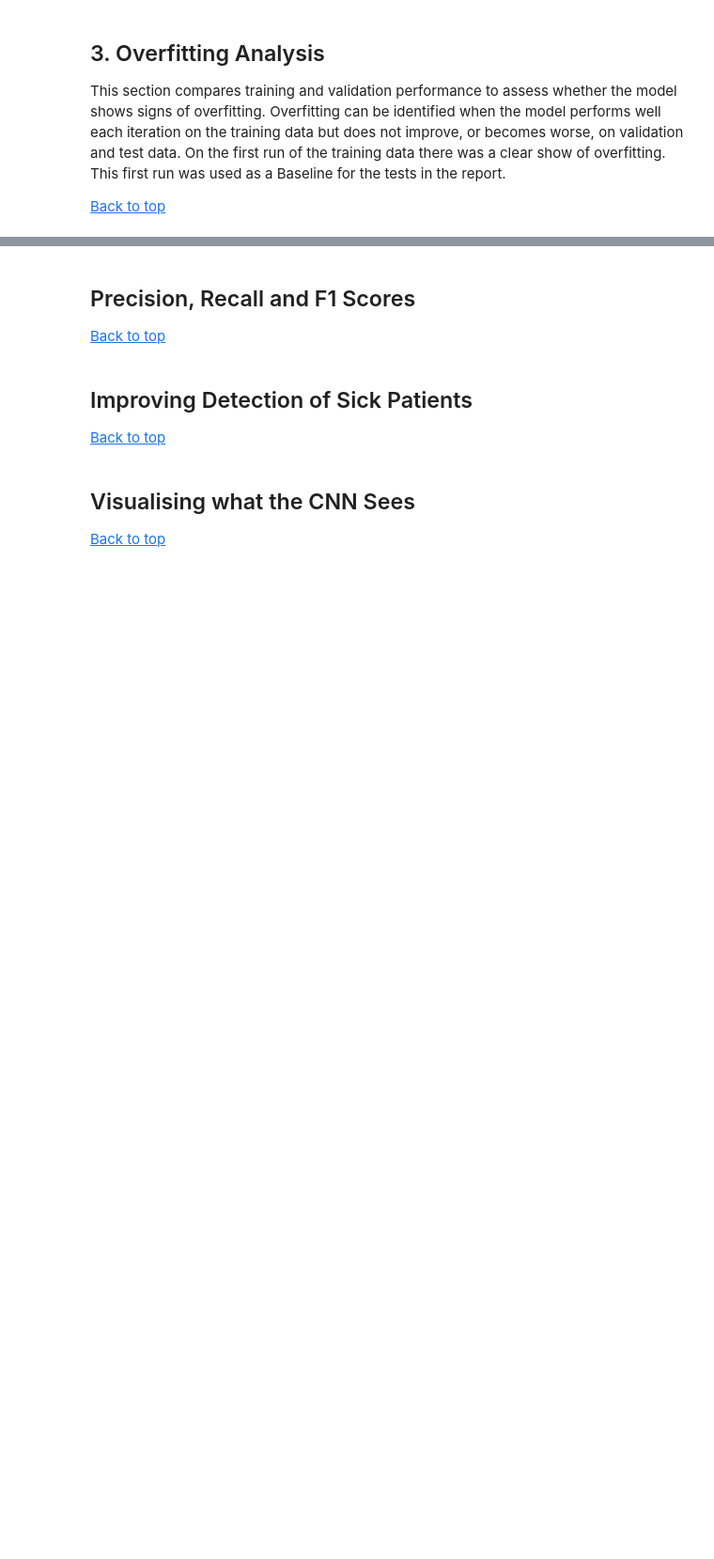
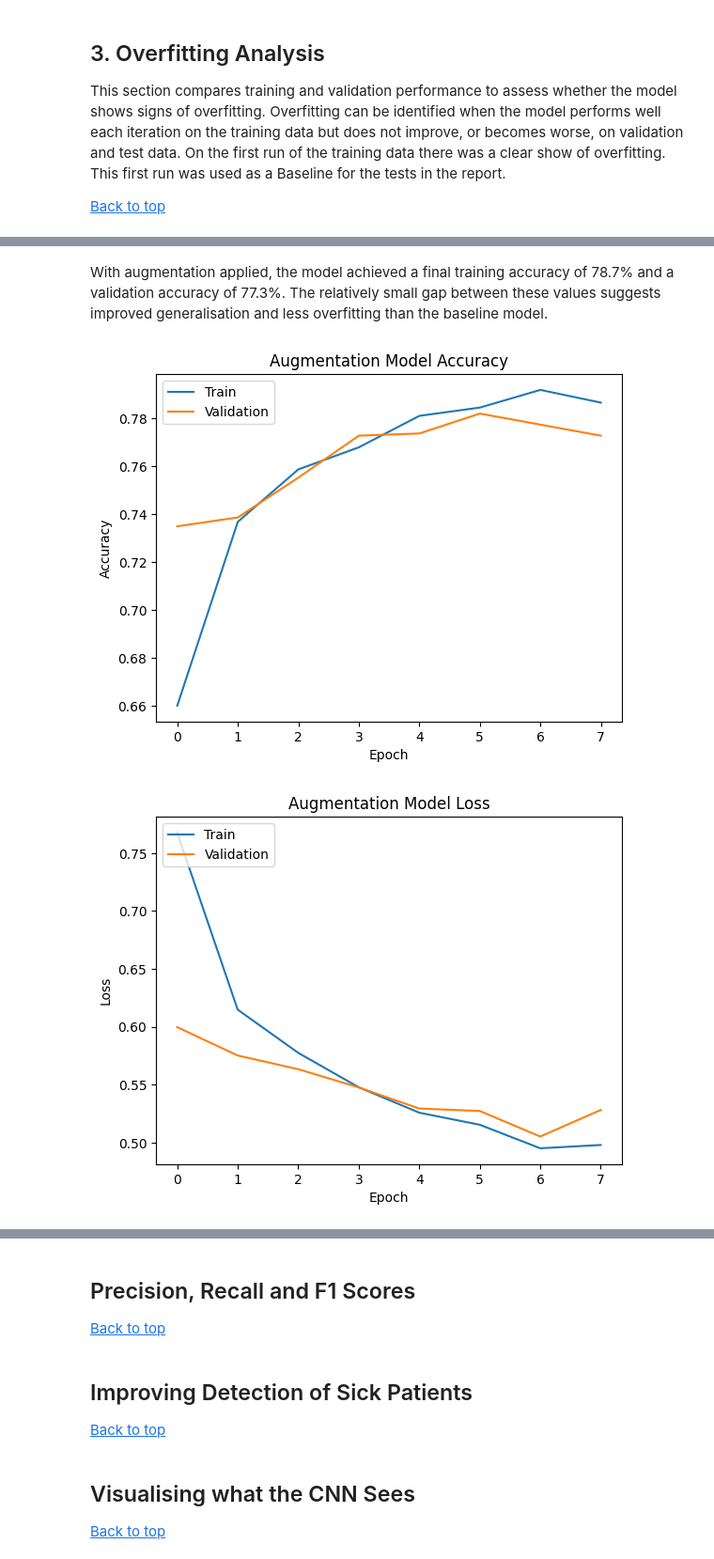
Before and after one commit to Sib26-cyber/Keras_Assignment, a Jupyter notebook: myscript.ipynb, the cells around one changed output, grey strips where cells are left out. Shown at 94% size. Saved outputs shown, nothing was run; the diff lists cells and outputs as text; code cells hidden in the pictures; blank space fills up the shorter version.

```diff
--- a/myscript.ipynb
+++ b/myscript.ipynb
@@ -158,0 +213,9 @@ This section compares training and validation performance to assess whether the
+# %%
+if run_gap:
+    history_gap = gap_model.fit(
+        train_ds,
+        validation_data=val_ds,
+        epochs=epochs
+    )
+else:
+    print("GAP experiment not run")
@@ -161,0 +257,17 @@ This section compares training and validation performance to assess whether the
+# %%
+if run_augmentation:
+    start_time = time.time()
+
+    history_aug = aug_model.fit(
+        train_ds,
+        validation_data=val_ds,
+        epochs=epochs
+    )
+
+    end_time = time.time()
+    aug_training_time = end_time - start_time
+
+    print("Augmentation training time (seconds):", aug_training_time)
+    print("Augmentation training time (minutes):", aug_training_time / 60)
+else:
+    print("Data augmentation experiment not run")
@@ -161,0 +293,22 @@ This section compares training and validation performance to assess whether the
+# %% [markdown]
+With augmentation applied, the model achieved a final training accuracy of 78.7% and a validation accuracy of 77.3%. The relatively small gap between these values suggests improved generalisation and less overfitting than the baseline model.
+# %%
+if run_augmentation:
+    plt.plot(history_aug.history['accuracy'])
+    plt.plot(history_aug.history['val_accuracy'])
+    plt.title('Augmentation Model Accuracy')
+    plt.ylabel('Accuracy')
+    plt.xlabel('Epoch')
+    plt.legend(['Train', 'Validation'], loc='upper left')
+    plt.show()
+
+    plt.plot(history_aug.history['loss'])
+    plt.plot(history_aug.history['val_loss'])
+    plt.title('Augmentation Model Loss')
+    plt.ylabel('Loss')
+    plt.xlabel('Epoch')
+    plt.legend(['Train', 'Validation'], loc='upper left')
+    plt.show()
+# %% [output]
+[figure, added]
+[figure, added]
```
Also changed, not shown: parts of 14 cells of this notebook, 4 other files.
